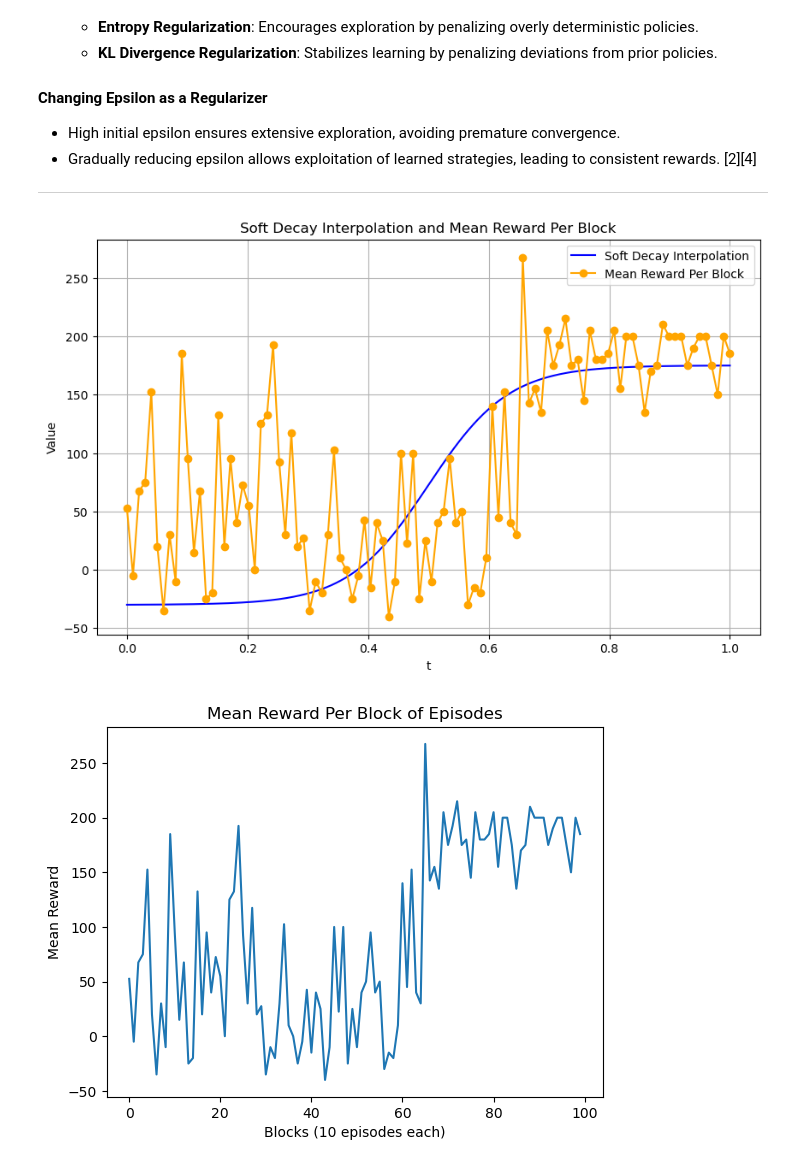
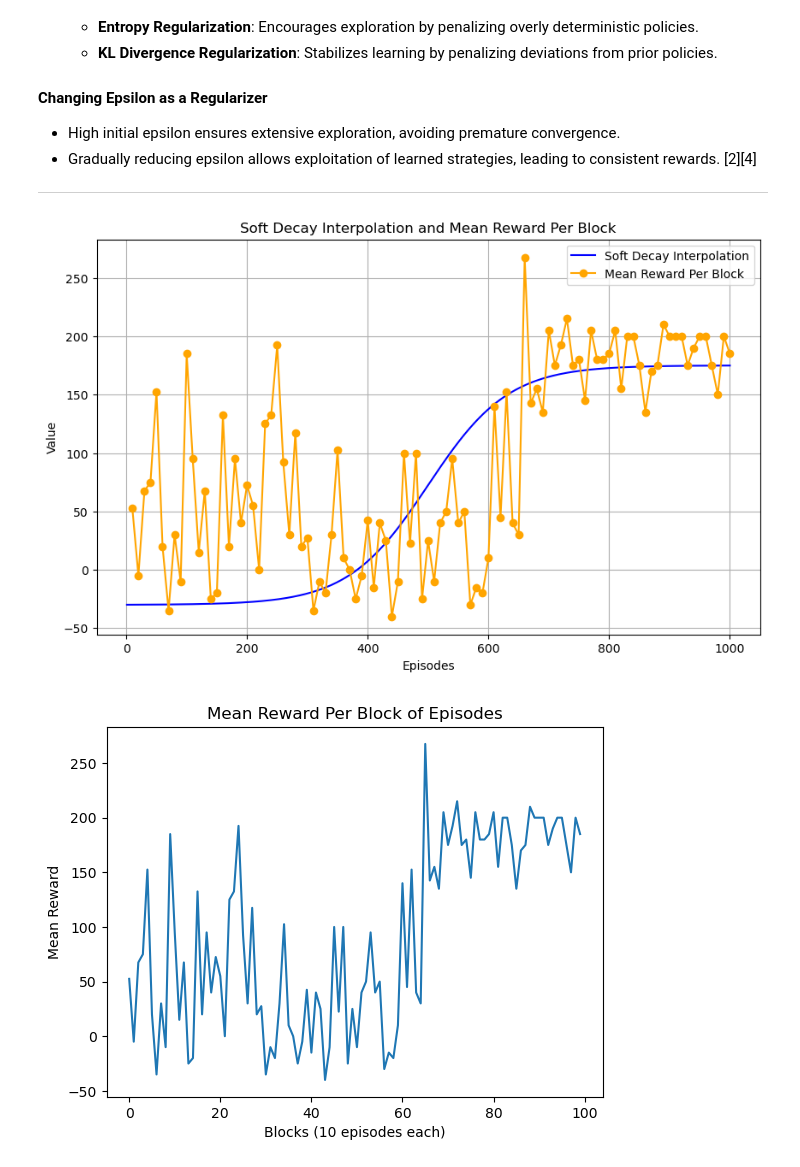
Before and after one commit to tadhgryan2012/DQN-Project, a Jupyter notebook: CS4287-Prj2-21310408-21340633-21327696.ipynb, the cells around one changed output. Cells and saved outputs as stored; diff of their text form; code cells hidden in the pictures.

```diff
--- a/CS4287-Prj2-21310408-21340633-21327696.ipynb
+++ b/CS4287-Prj2-21310408-21340633-21327696.ipynb
@@ -600,28 +600,28 @@ Regularizers reduce overfitting and improve generalization by smoothing policy u
 
 ---
 # %%
-t_values = np.linspace(0, 1, 500)
-soft_decay_values = soft_decay_interpolation(t_values, -30, 175, 15)
+episodes = np.arange(1, len(rewards_history) + 1)
+soft_decay_values = soft_decay_interpolation(episodes / max(episodes), -30, 175, 15)
 
 block_size = 10
 block_means = [
     np.mean(rewards_history[i:i + block_size])
     for i in range(0, len(rewards_history), block_size)
 ]
 
 plt.figure(figsize=(10, 6))
-plt.plot(t_values, soft_decay_values, label="Soft Decay Interpolation", color="blue")
+plt.plot(episodes, soft_decay_values, label="Soft Decay Interpolation", color="blue")
 plt.plot(
-    np.linspace(0, 1, len(block_means)), block_means, label="Mean Reward Per Block", color="orange", marker="o"
+    np.arange(block_size, len(rewards_history) + 1, block_size), block_means, label="Mean Reward Per Block", color="orange", marker="o"
 )
 plt.title("Soft Decay Interpolation and Mean Reward Per Block")
-plt.xlabel("t")
+plt.xlabel("Episodes")
 plt.ylabel("Value")
 plt.legend()
 plt.grid()
 plt.show()
 # %% [output]
-[figure, old version]
+[figure, new version]
 # %%
 # Yet Another Stats Block
 
```
